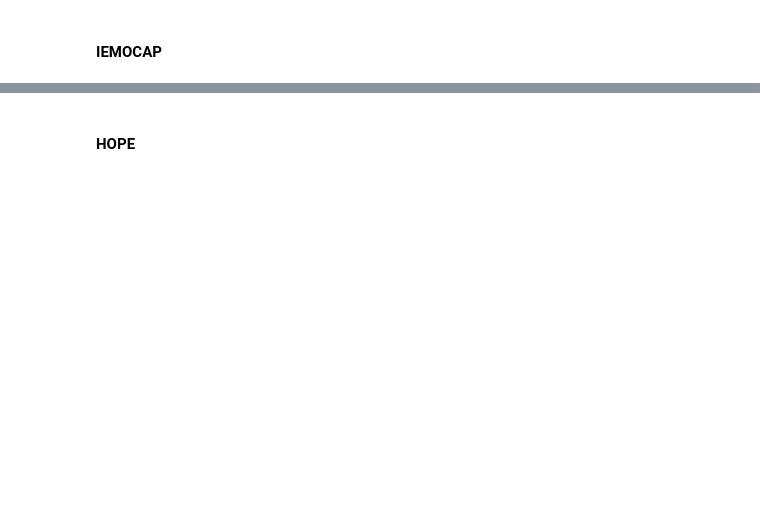
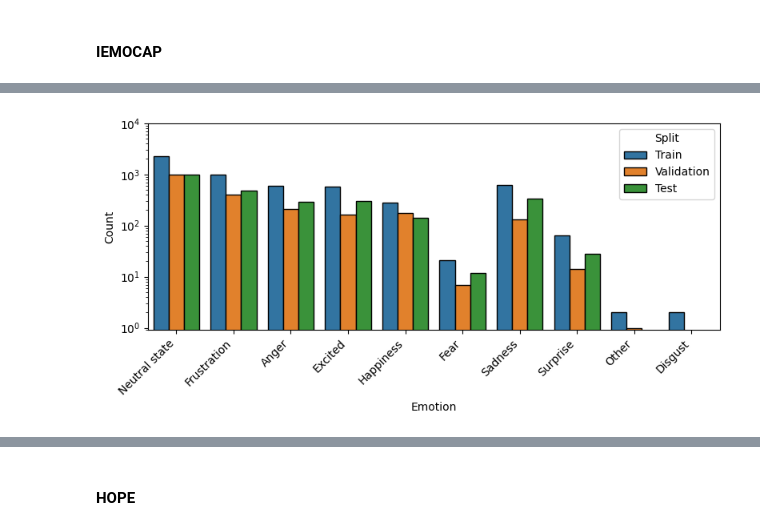
Before and after one commit to vincenzo-scotti/programmable_chatbot, a Jupyter notebook: notebooks/data.ipynb, the cells around one changed output, grey strips where cells are left out. Saved outputs shown, nothing was run; the diff lists cells and outputs as text; code cells hidden in the pictures; blank space fills up the shorter version.

```diff
--- a/notebooks/data.ipynb
+++ b/notebooks/data.ipynb
@@ -172,7 +252,7 @@ fig.savefig('ddtopic.pdf', bbox_inches='tight')
 # %%
 tmp_df = pd.DataFrame(
     [
-        (split, *(utterance[get_metadata_column_id(label)] for label in COLUMNS_IEMOCAP[1:]))
+        (split.capitalize(), *(preprocess_metadata(utterance[get_metadata_column_id(label)]) for label in COLUMNS_IEMOCAP[1:]))
         for split, dialogues in data['IEMOCAP_full_release'].items()
         for dialogue in dialogues
         for utterance in dialogue['utterances']
@@ -184,3 +262,14 @@ fig =
+# %%
+fig = plt.figure(figsize=(8, 4))
+sns.countplot(data=tmp_df, x='Emotion', hue='Split', linewidth=1., edgecolor='0')
+plt.xticks(rotation=45, ha='right')
+plt.yscale('log')
+plt.ylim([0.9, 1e4])
+plt.ylabel('Count')
+plt.tight_layout()
+plt.show()
+# %% [output]
+[figure, added]
 # %%
 fig.savefig('iemocapemocat.pdf', bbox_inches='tight')
 # %%
```
Also changed, not shown: parts of 34 cells of this notebook, 1 other file.
